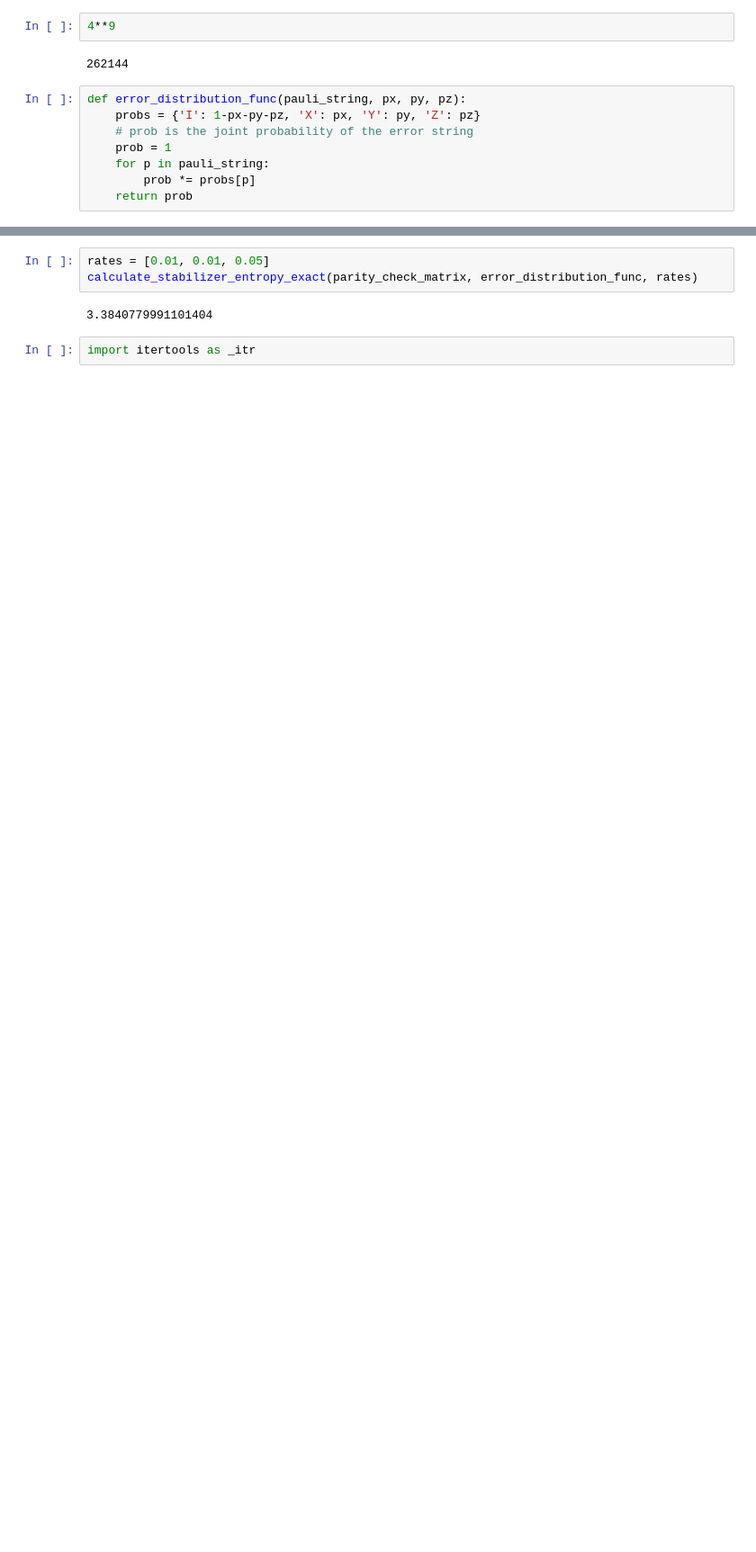
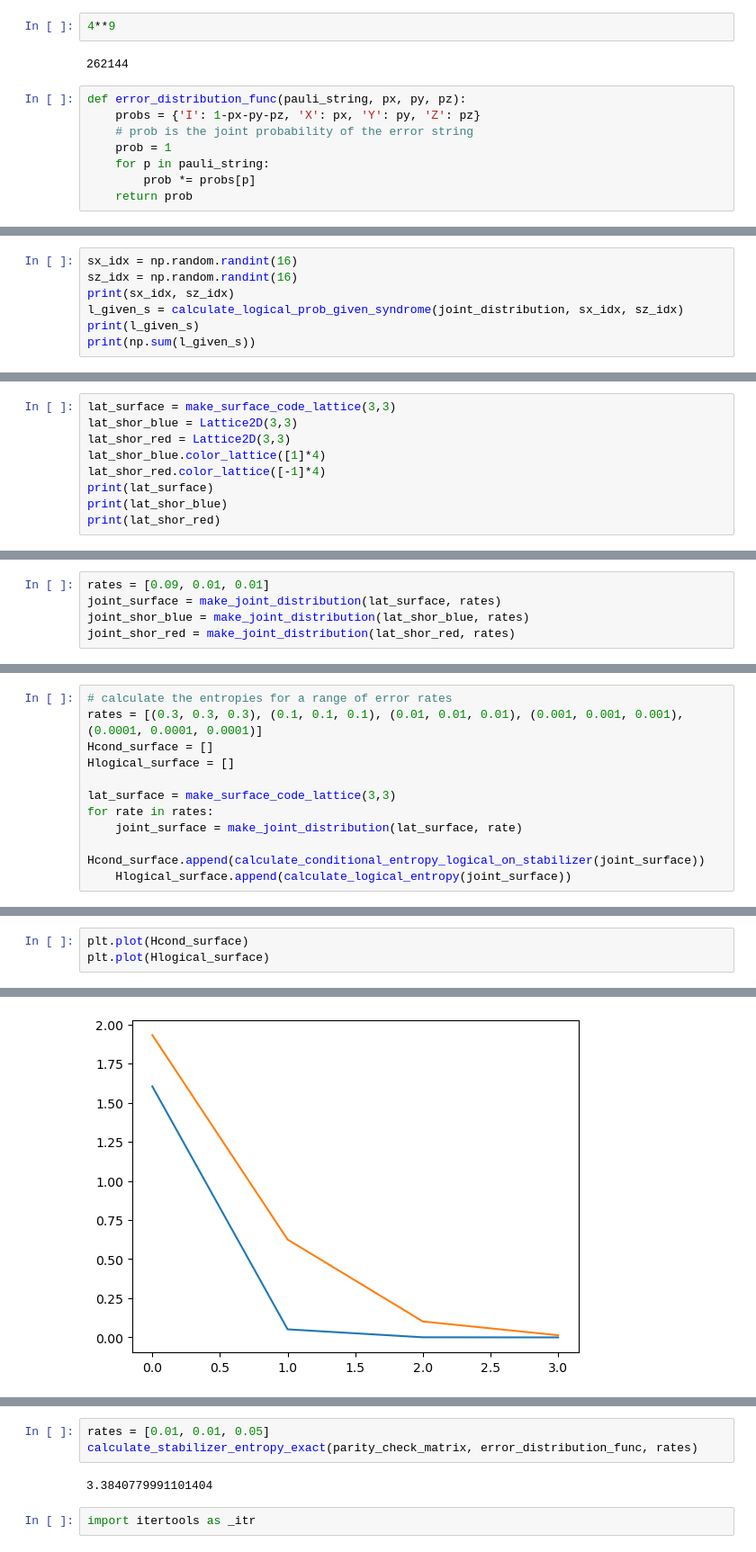
Before and after one commit to jpmarceaux/QuantumHardwareSubgroup, a Jupyter notebook: lib/dev_mutual_information.ipynb, the cells around one changed output, grey strips where cells are left out. Shown at 90% size. Drawn from its saved outputs; the diff is of its cells as text; blank space fills up the shorter version.

```diff
--- a/lib/dev_mutual_information.ipynb
+++ b/lib/dev_mutual_information.ipynb
@@ -396,0 +556,7 @@ def error_distribution_func(pauli_string, px, py, pz):
+# %%
+sx_idx = np.random.randint(16)
+sz_idx = np.random.randint(16)
+print(sx_idx, sz_idx)
+l_given_s = calculate_logical_prob_given_syndrome(joint_distribution, sx_idx, sz_idx)
+print(l_given_s)
+print(np.sum(l_given_s))
@@ -396,0 +638,9 @@ def error_distribution_func(pauli_string, px, py, pz):
+# %%
+lat_surface = make_surface_code_lattice(3,3)
+lat_shor_blue = Lattice2D(3,3)
+lat_shor_red = Lattice2D(3,3)
+lat_shor_blue.color_lattice([1]*4)
+lat_shor_red.color_lattice([-1]*4)
+print(lat_surface)
+print(lat_shor_blue)
+print(lat_shor_red)
@@ -396,0 +684,5 @@ def error_distribution_func(pauli_string, px, py, pz):
+# %%
+rates = [0.09, 0.01, 0.01]
+joint_surface = make_joint_distribution(lat_surface, rates)
+joint_shor_blue = make_joint_distribution(lat_shor_blue, rates)
+joint_shor_red = make_joint_distribution(lat_shor_red, rates)
@@ -396,0 +703,11 @@ def error_distribution_func(pauli_string, px, py, pz):
+# %%
+# calculate the entropies for a range of error rates
+rates = [(0.3, 0.3, 0.3), (0.1, 0.1, 0.1), (0.01, 0.01, 0.01), (0.001, 0.001, 0.001), (0.0001, 0.0001, 0.0001)]
+Hcond_surface = []
+Hlogical_surface = []
+
+lat_surface = make_surface_code_lattice(3,3)
+for rate in rates:
+    joint_surface = make_joint_distribution(lat_surface, rate)
+    Hcond_surface.append(calculate_conditional_entropy_logical_on_stabilizer(joint_surface))
+    Hlogical_surface.append(calculate_logical_entropy(joint_surface))
@@ -396,0 +727,4 @@ def error_distribution_func(pauli_string, px, py, pz):
+# %%
+plt.plot(Hcond_surface)
+plt.plot(Hlogical_surface)
+# %% [output]
@@ -396,0 +732 @@ def error_distribution_func(pauli_string, px, py, pz):
+[figure, added]
```
Also changed, not shown: parts of 53 cells of this notebook, 2 other files.
